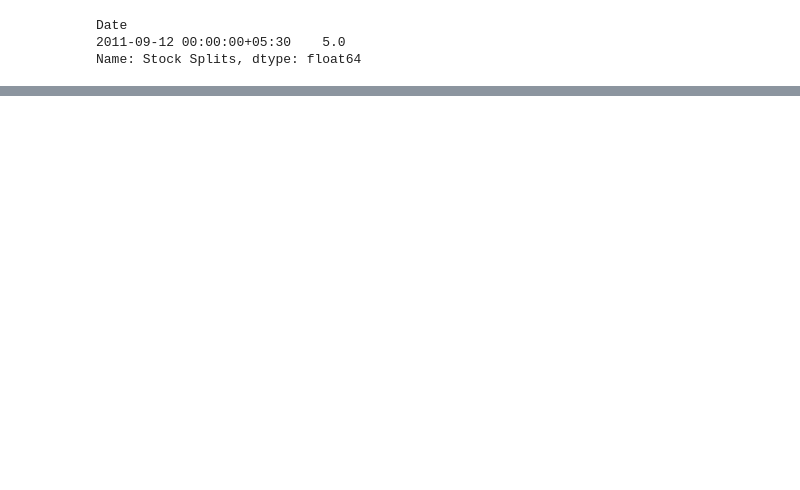
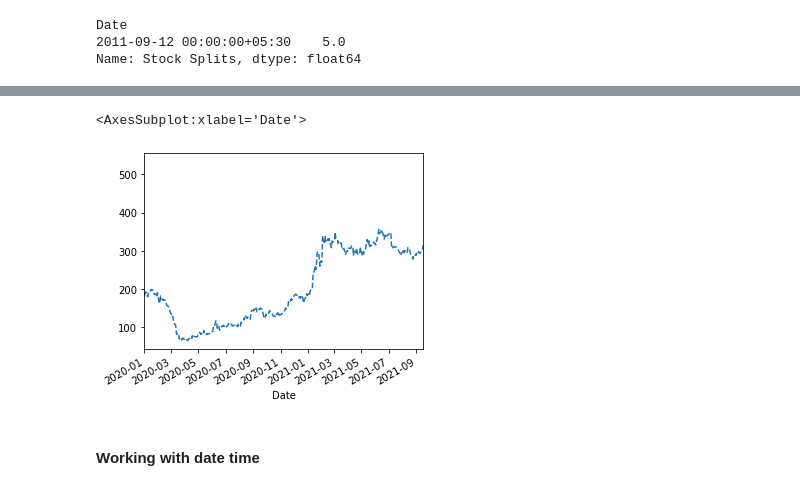
Before and after one commit to SwayamGardas/TATAMOTORS, a Jupyter notebook: TATA/TATAMOTORS.ipynb, the cells around one changed output, grey strips where cells are left out. Saved outputs shown, nothing was run; the diff lists cells and outputs as text; code cells hidden in the pictures; blank space fills up the shorter version.

```diff
--- a/TATA/TATAMOTORS.ipynb
+++ b/TATA/TATAMOTORS.ipynb
@@ -77,0 +95,7 @@ df
+# %%
+df['Open'].plot(xlim=['2020-01-01','2021-09-17'],figsize=(5,4),ls='--')
+# %% [output]
+<AxesSubplot:xlabel='Date'>
+[figure, added]
+# %% [markdown]
+#### Working with date time
```
Also changed, not shown: parts of 14 cells of this notebook.
